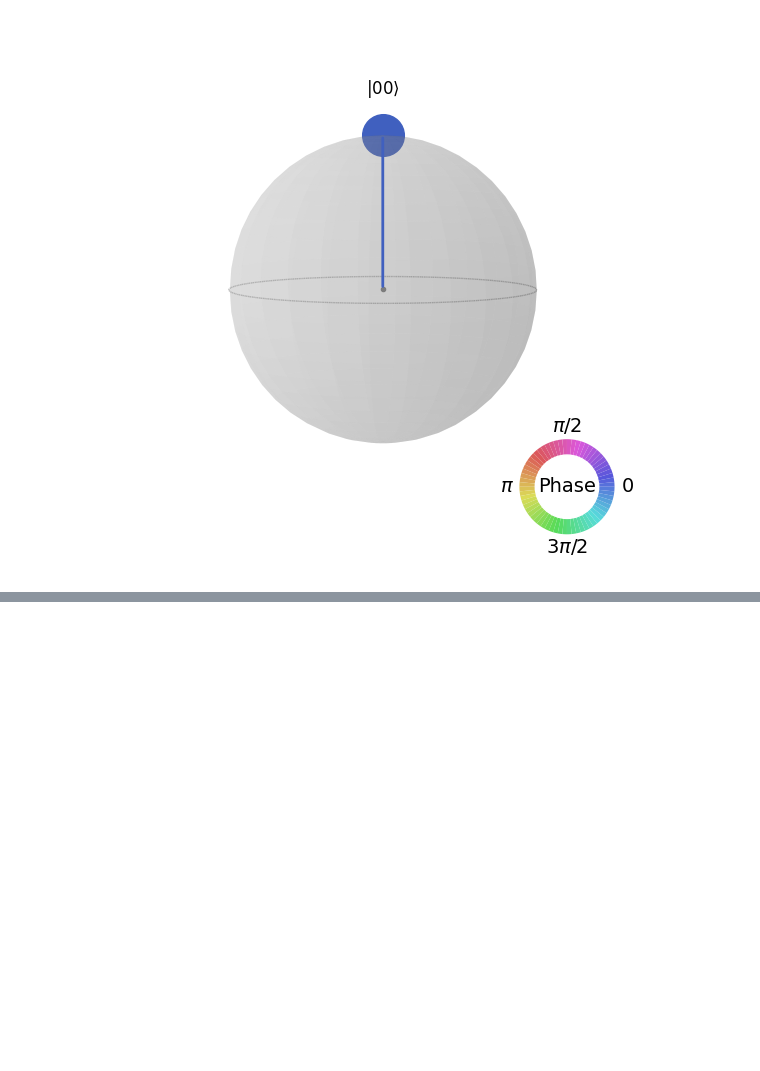
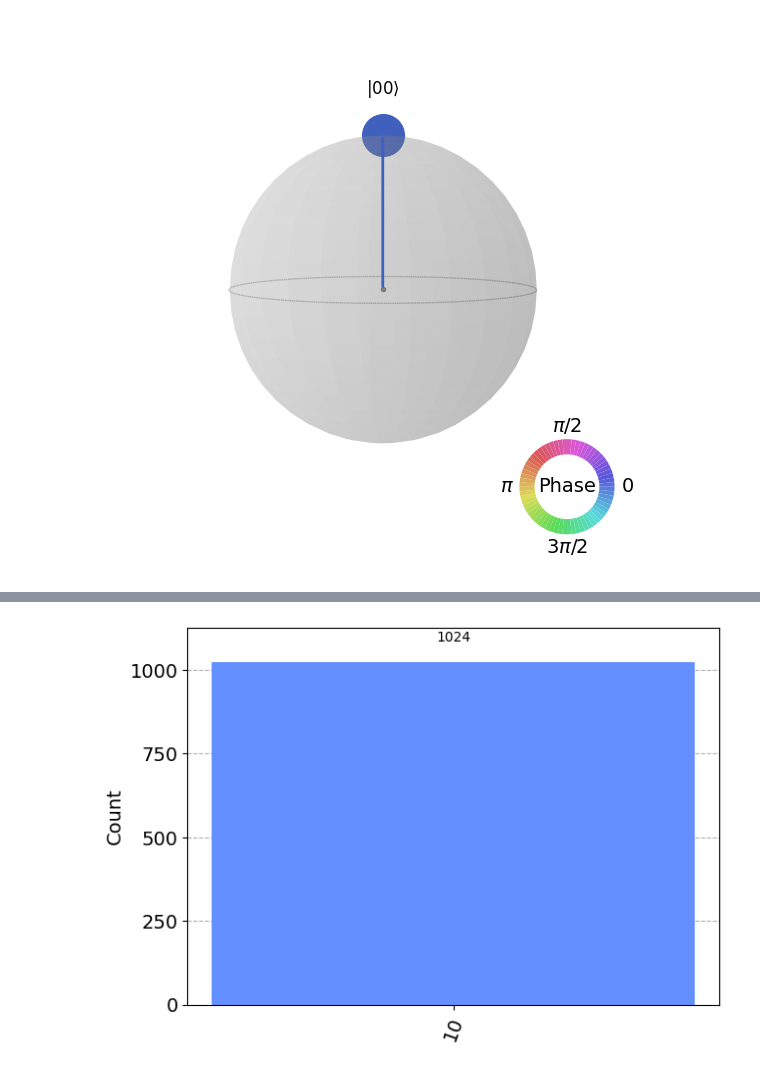
Before and after one commit to jacqueslethuaut/edx-quan11000, a Jupyter notebook: QOps1.ipynb, the cells around one changed output, grey strips where cells are left out. Drawn from its saved outputs; the diff is of its cells as text; code cells hidden in the pictures; blank space fills up the shorter version.

```diff
--- a/QOps1.ipynb
+++ b/QOps1.ipynb
@@ -82,0 +98,4 @@ plot_state_qsphere(get_circuit_statevectors(circuit))
+# %%
+plot_histogram(get_simulator_results(circuit))
+# %% [output]
+[figure, added]
```
Also changed, not shown: parts of 29 cells of this notebook.
